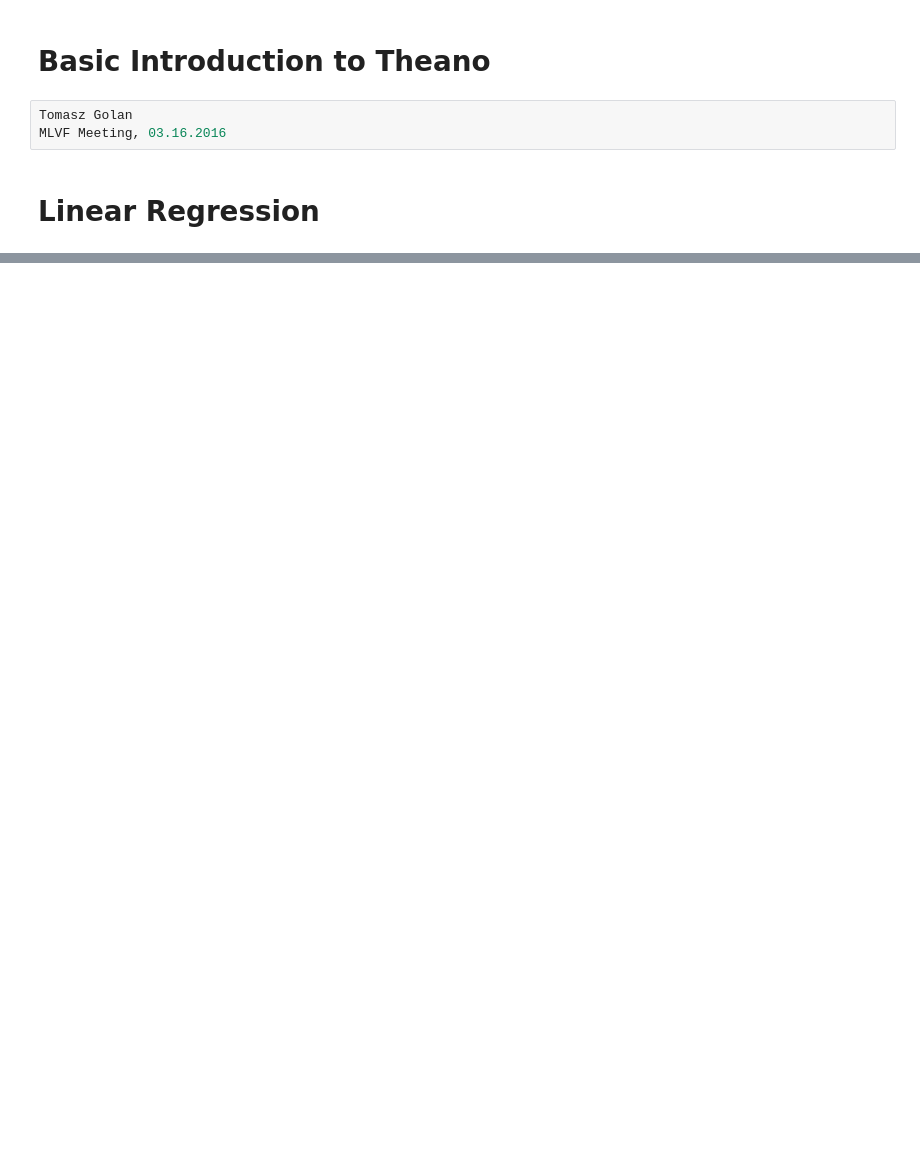
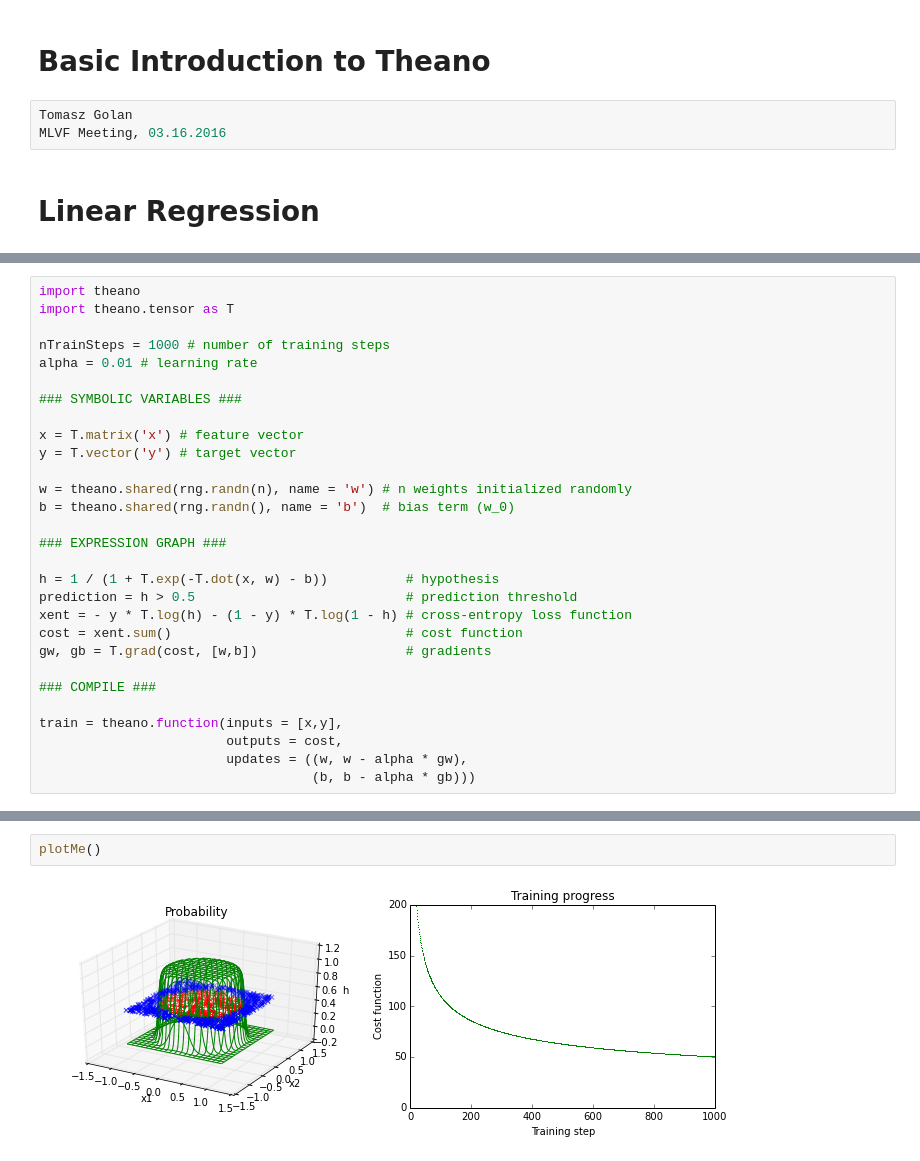
Before and after one commit to TomaszGolan/mlScratchpad, a Jupyter notebook: mlScratchpad_presentation.ipynb, the cells around one changed output, grey strips where cells are left out. Saved outputs shown, nothing was run; the diff lists cells and outputs as text; blank space fills up the shorter version.

```diff
--- a/mlScratchpad_presentation.ipynb
+++ b/mlScratchpad_presentation.ipynb
@@ -53,0 +297,29 @@ display(HTML(s))
+# %%
+import theano
+import theano.tensor as T
+
+nTrainSteps = 1000 # number of training steps
+alpha = 0.01 # learning rate
+
+### SYMBOLIC VARIABLES ###
+
+x = T.matrix('x') # feature vector
+y = T.vector('y') # target vector
+
+w = theano.shared(rng.randn(n), name = 'w') # n weights initialized randomly
+b = theano.shared(rng.randn(), name = 'b')  # bias term (w_0)
+
+### EXPRESSION GRAPH ###
+
+h = 1 / (1 + T.exp(-T.dot(x, w) - b))          # hypothesis
+prediction = h > 0.5                           # prediction threshold
+xent = - y * T.log(h) - (1 - y) * T.log(1 - h) # cross-entropy loss function
+cost = xent.sum()                              # cost function
+gw, gb = T.grad(cost, [w,b])                   # gradients
+
+### COMPILE ###
+
+train = theano.function(inputs = [x,y],
+                        outputs = cost,
+                        updates = ((w, w - alpha * gw),
+                                   (b, b - alpha * gb)))
@@ -53,0 +396,4 @@ display(HTML(s))
+# %%
+plotMe()
+# %% [output]
+[figure, added]
```
Also changed, not shown: parts of 48 cells of this notebook, 1 other file.
